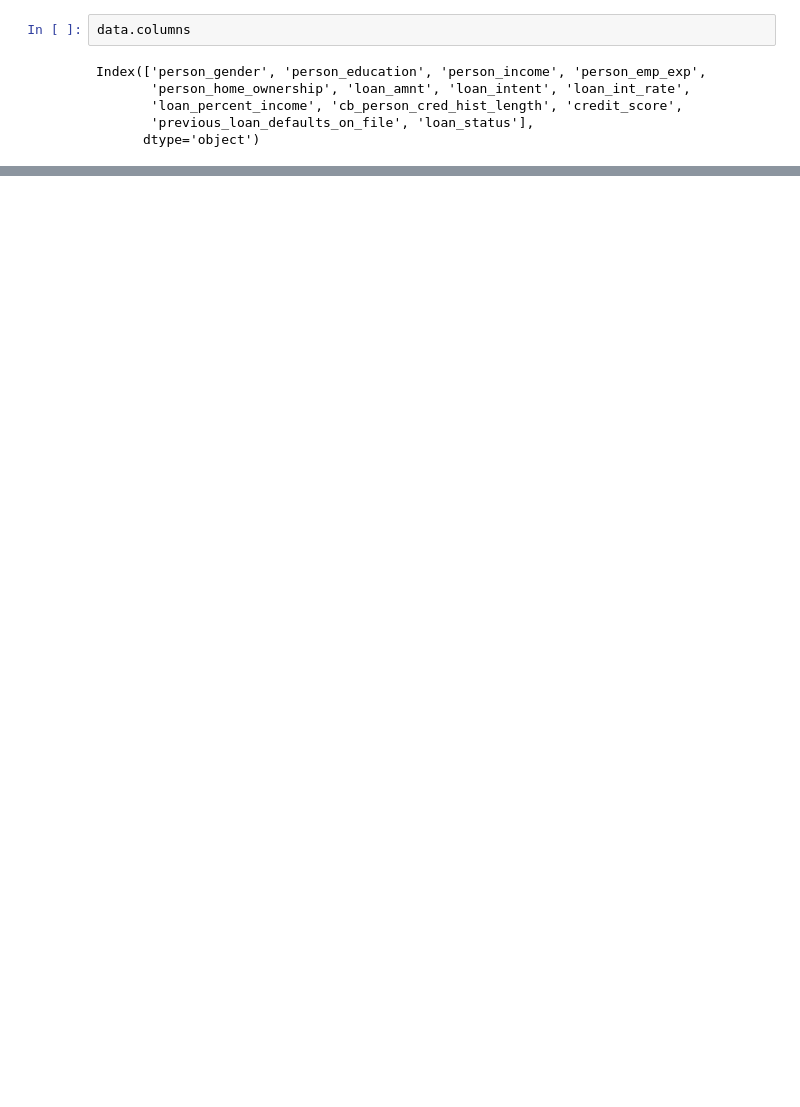
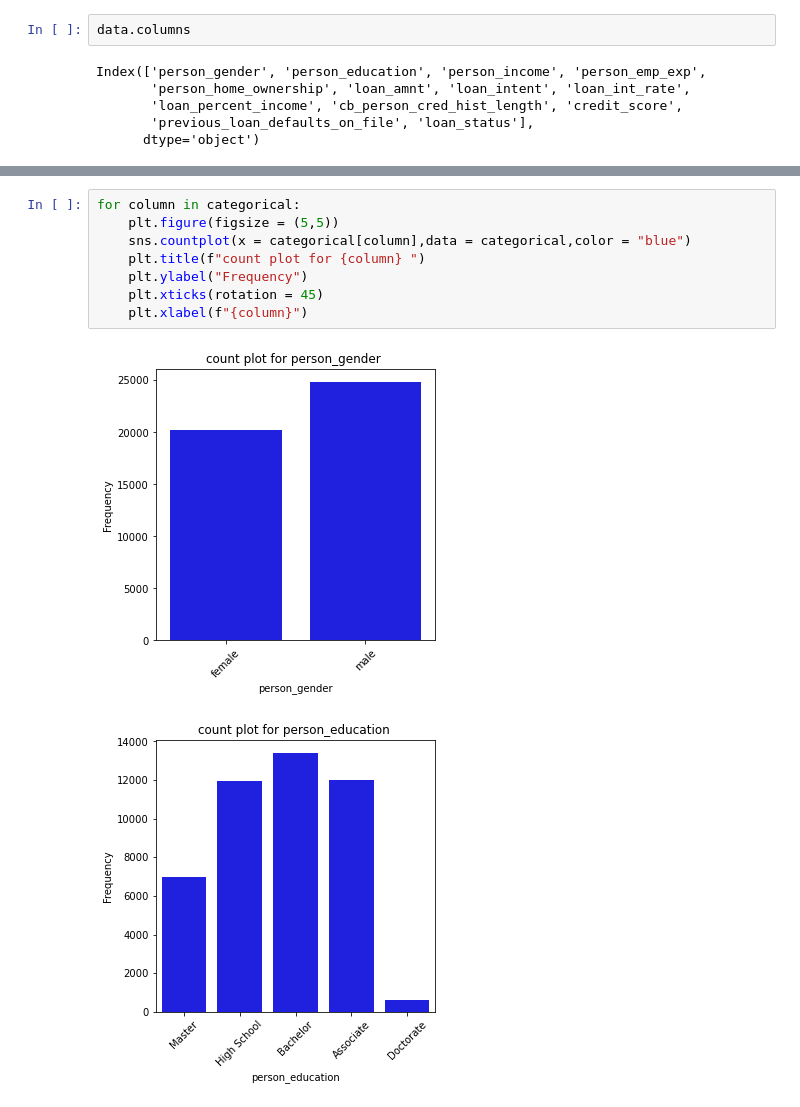
Before and after one commit to Liliankaburo/Loan-approval-project, a Jupyter notebook: loan approval.ipynb, the cells around one changed output, grey strips where cells are left out. Cells and saved outputs as stored; diff of their text form; blank space fills up the shorter version.

```diff
--- a/loan approval.ipynb
+++ b/loan approval.ipynb
@@ -211,0 +191,11 @@ for column in numerical_columns:
+# %%
+for column in categorical:
+    plt.figure(figsize = (5,5))
+    sns.countplot(x = categorical[column],data = categorical,color = "blue")
+    plt.title(f"count plot for {column} ")
+    plt.ylabel("Frequency")
+    plt.xticks(rotation = 45)
+    plt.xlabel(f"{column}")
+# %% [output]
+[figure, added]
+[figure, added]
```
Also changed, not shown: parts of 22 cells of this notebook.
